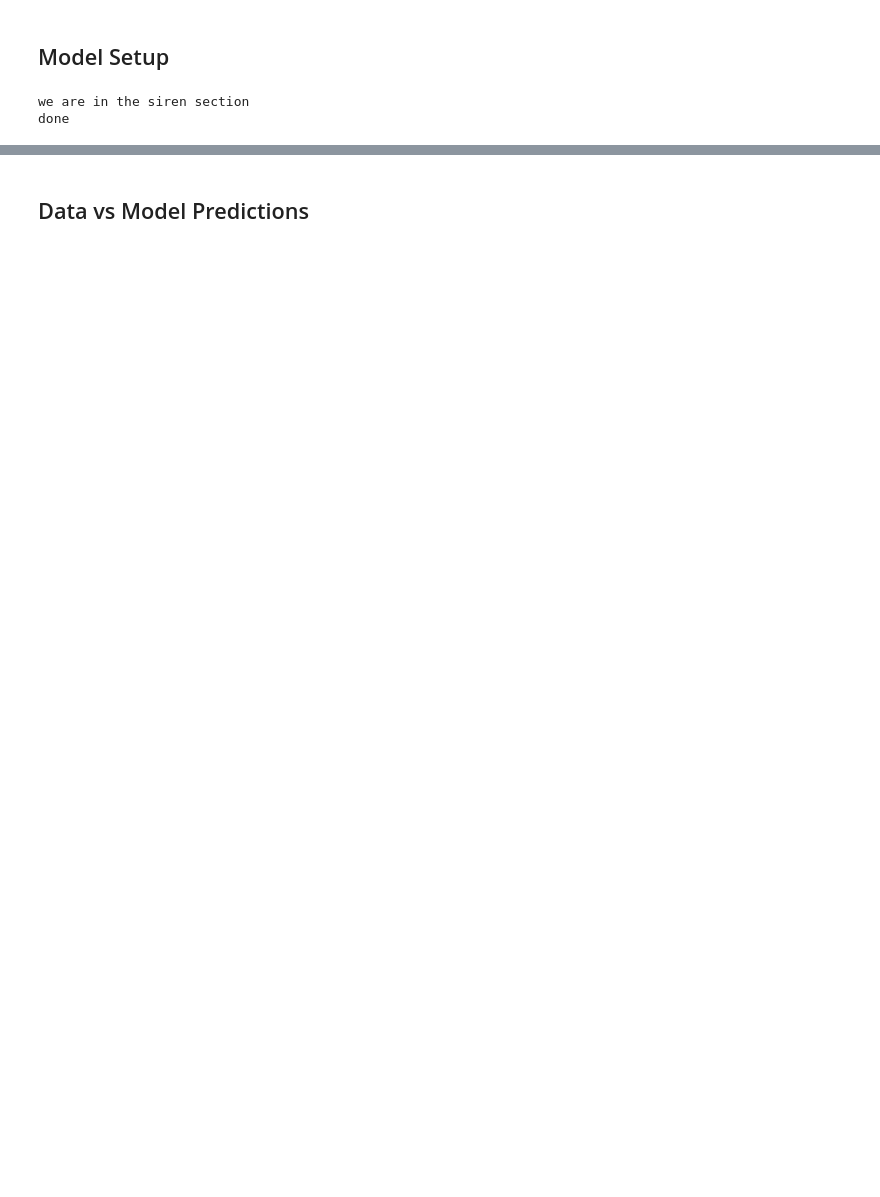
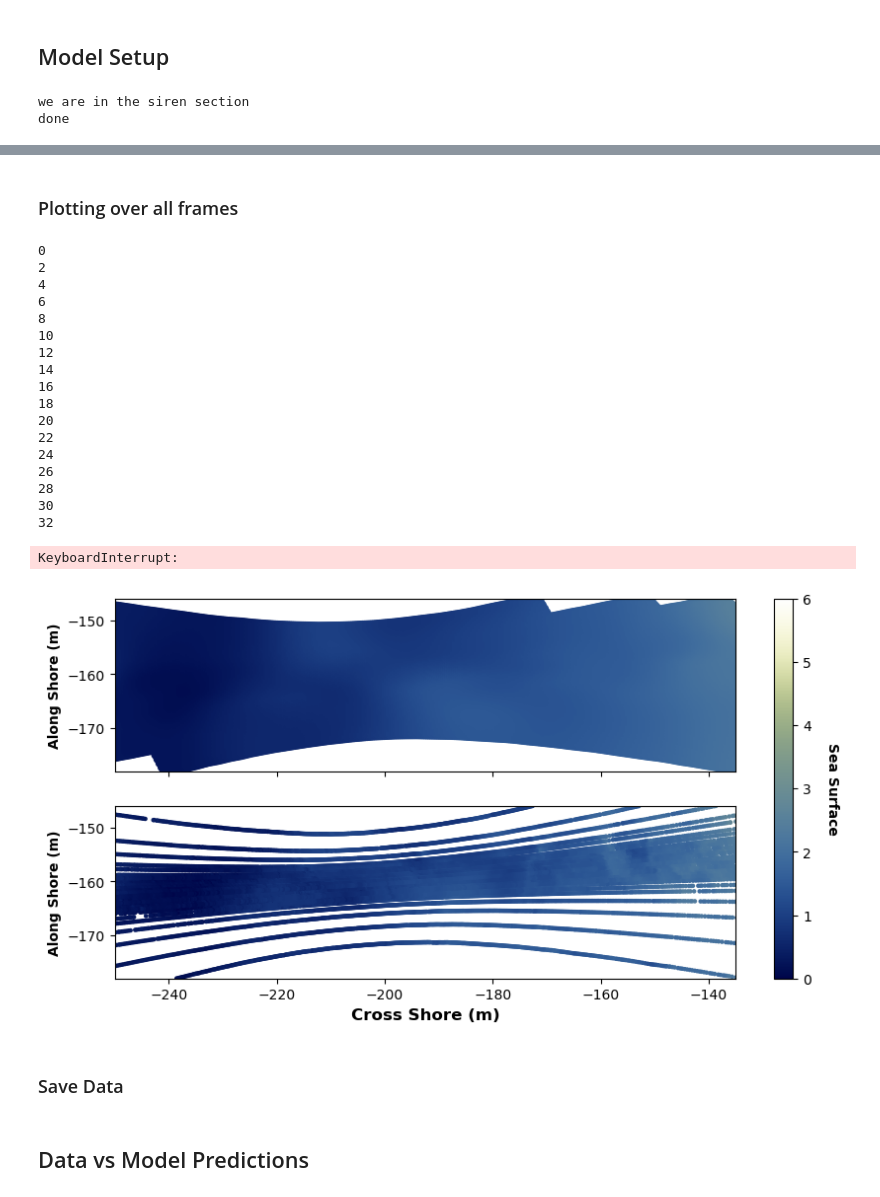
Before and after one commit to davebobculver/siren-sea-surface-code, a Jupyter notebook: net_plots.ipynb, the cells around one changed output, grey strips where cells are left out. Drawn from its saved outputs; the diff is of its cells as text; code cells hidden in the pictures; blank space fills up the shorter version.

```diff
--- a/net_plots.ipynb
+++ b/net_plots.ipynb
@@ -1,7 +22,7 @@
 # %% [markdown]
 ## Model Setup
 # %%
-network_data = 'nets/consis/250_350r/first.pt'
+network_data = 'nets/cat_vid/tanh.pt'
 time = 30
 step =1
 # %%
@@ -45,7 +62,7 @@ done
 from Modules.evaluate import Evaluator
 from Modules.evaluate import pick_data
 
-time = time
+time = 30.2
 
 def add_t(tensor, time):
     return torch.cat([tensor, torch.ones_like(tensor[:, 0]).unsqueeze(1)*time], dim=1).to(dtype=torch.float32)
@@ -65,5 +82,5 @@ x = inputs[:, 0].reshape(-1, 1).detach().numpy()
 y = inputs[:, 1].reshape(-1, 1).detach().numpy()
 
 evaluator = Evaluator(net, scalers = model['scalers'], inputs=inputs)
-pred_z = evaluator.net_eval()
+pred_z, scaled_pred = evaluator.net_eval()
 # %% [output]
@@ -91,0 +131,2 @@ Evaluator has out_scaler: True
+# %% [markdown]
+### Plotting over all frames
@@ -92,2 +194,68 @@ Evaluator has out_scaler: True
+# %%
+import torch
+import numpy as np
+from Modules.Neural_Net import Net
+import Modules.preprocess as pp
+import re
+
+#This defines where the data is
+data  = torch.load('../../data/data.pt', weights_only=True)
+path = 'nets/complete/'
+step=2
+
+save = 'figures/complete/'
+
+start = 0
+end = 100
+stride = 100
+
+model = torch.load('nets/complete/0000_0100.pt', weights_only= False)
+net  = Net(model['act'], *model['model config'], siren= False)
+inputs = torch.load('Modules/plotting_region.pt', weights_only = True)
+
+
+while start < 3500:
+    network_inf = f'{start:04d}_{end:04d}.pt'
+    net_path = path + network_inf
+
+    model = torch.load(net_path, weights_only= False)
+    net.load_state_dict(model['model_state_dict'])
+
+    nums = re.findall(r'\d+', net_path)
+    first, second = map(int, nums[:2])
+    frames = np.arange(first, second, step=step)
+
+    for frame in frames:
+        print(frame)
+        save_path = save+f'{frame:04d}.png'
+        time = frame/10
+        _ = points(time, net, inputs, frames, model)
+        plot(*_, save_path = save_path)
+
+
+    start += stride
+    end += stride
+# %% [output]
+0
+2
+4
+6
+8
+10
+12
+14
+16
+18
+20
+22
+24
+26
+28
+30
+32
+KeyboardInterrupt:
+[figure, added]
+# %% [markdown]
+### Save Data
 # %% [markdown]
 ## Data vs Model Predictions
```
Also changed, not shown: parts of 31 cells of this notebook, 8 other files.
